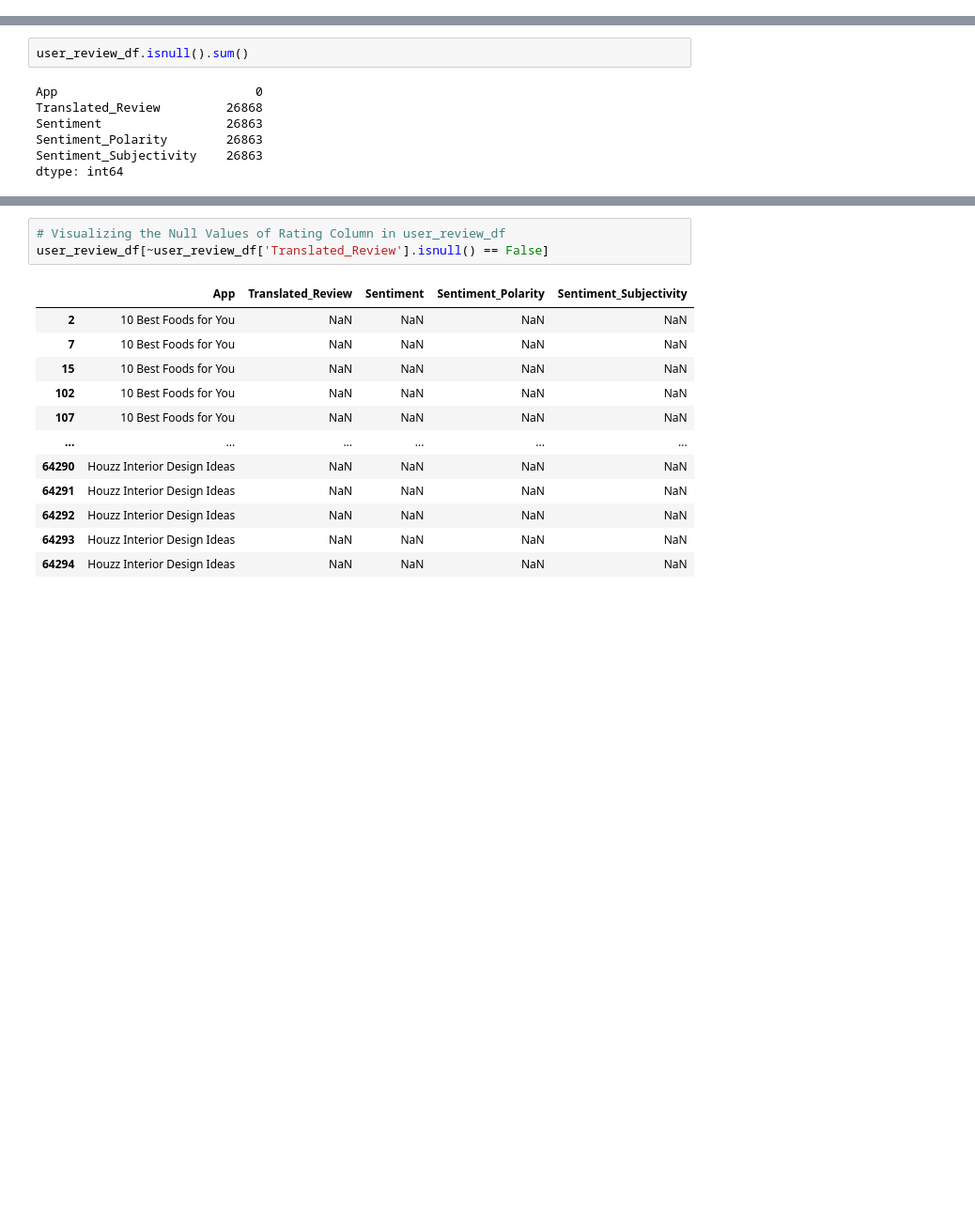
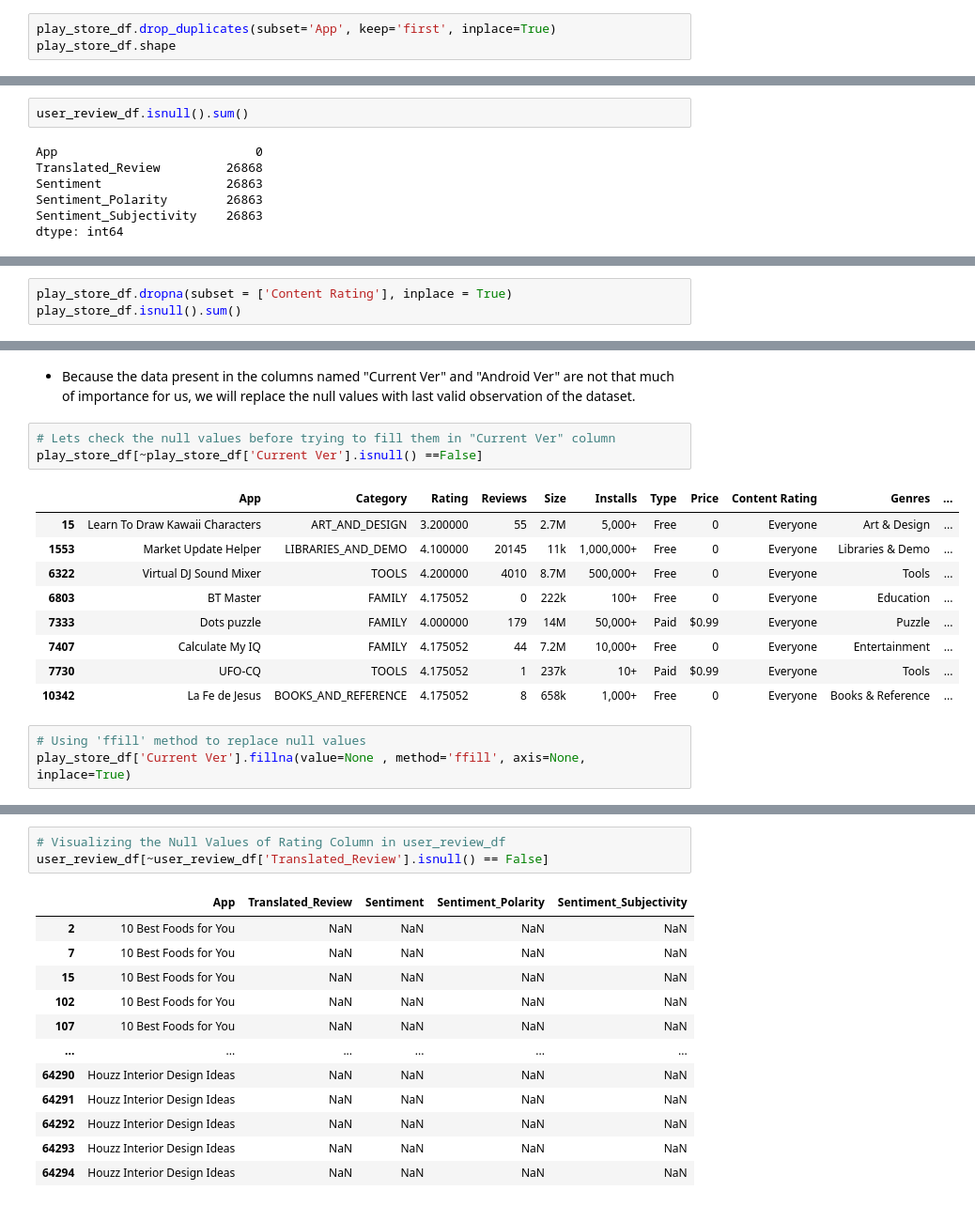
Before and after one commit to Ankur241289/Capstone-Project---EDA-on-Play-Store-App-Review-Analysis, a Jupyter notebook: EDA_Play_Store_App_Review_Analysis.ipynb, the cells around one changed output, grey strips where cells are left out. Shown at 94% size. Drawn from its saved outputs; the diff is of its cells as text; blank space fills up the shorter version.

Commit message:
Removed Duplicates and Null Values from Play Store Dataset

```diff
--- a/EDA_Play_Store_App_Review_Analysis.ipynb
+++ b/EDA_Play_Store_App_Review_Analysis.ipynb
@@ -236,0 +236,3 @@ dtype: int64
+# %%
+play_store_df.drop_duplicates(subset='App', keep='first', inplace=True)
+play_store_df.shape
@@ -301,0 +392,3 @@ play_store_df[~play_store_df['Rating'].isnull() == False]
+# %%
+play_store_df.dropna(subset = ['Content Rating'], inplace = True)
+play_store_df.isnull().sum()
@@ -301,0 +410,18 @@ play_store_df[~play_store_df['Rating'].isnull() == False]
+# %% [markdown]
+* Because the data present in the columns named "Current Ver" and "Android Ver" are not that much of importance for us, we will replace the null values with last valid observation of the dataset.
+# %%
+# Lets check the null values before trying to fill them in "Current Ver" column
+play_store_df[~play_store_df['Current Ver'].isnull() ==False]
+# %% [output]
+|  | App | Category | Rating | Reviews | Size | Installs | Type | Price | Content Rating | Genres | ... |
+| 15 | Learn To Draw Kawaii Characters | ART_AND_DESIGN | 3.200000 | 55 | 2.7M | 5,000+ | Free | 0 | Everyone | Art & Design | ... |
+| 1553 | Market Update Helper | LIBRARIES_AND_DEMO | 4.100000 | 20145 | 11k | 1,000,000+ | Free | 0 | Everyone | Libraries & Demo | ... |
+| 6322 | Virtual DJ Sound Mixer | TOOLS | 4.200000 | 4010 | 8.7M | 500,000+ | Free | 0 | Everyone | Tools | ... |
+| 6803 | BT Master | FAMILY | 4.175052 | 0 | 222k | 100+ | Free | 0 | Everyone | Education | ... |
+| 7333 | Dots puzzle | FAMILY | 4.000000 | 179 | 14M | 50,000+ | Paid | $0.99 | Everyone | Puzzle | ... |
+| 7407 | Calculate My IQ | FAMILY | 4.175052 | 44 | 7.2M | 10,000+ | Free | 0 | Everyone | Entertainment | ... |
+| 7730 | UFO-CQ | TOOLS | 4.175052 | 1 | 237k | 10+ | Paid | $0.99 | Everyone | Tools | ... |
+| 10342 | La Fe de Jesus | BOOKS_AND_REFERENCE | 4.175052 | 8 | 658k | 1,000+ | Free | 0 | Everyone | Books & Reference | ... |
+# %%
+# Using 'ffill' method to replace null values
+play_store_df['Current Ver'].fillna(value=None , method='ffill', axis=None, inplace=True)
```
Also changed, not shown: parts of 34 cells of this notebook.
